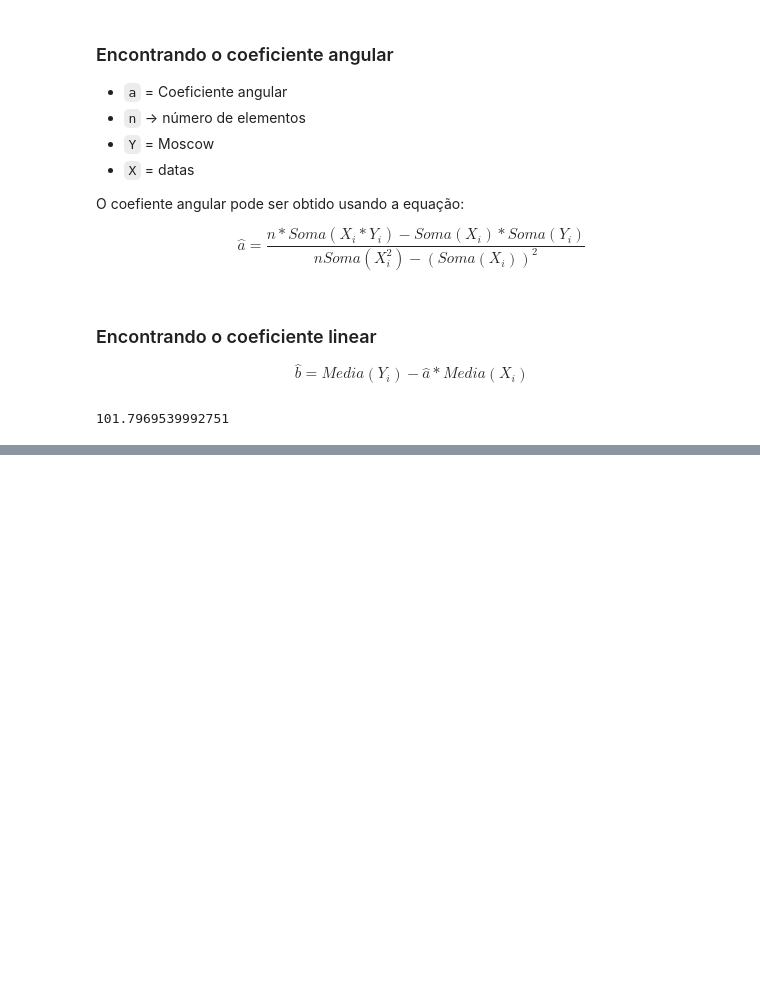
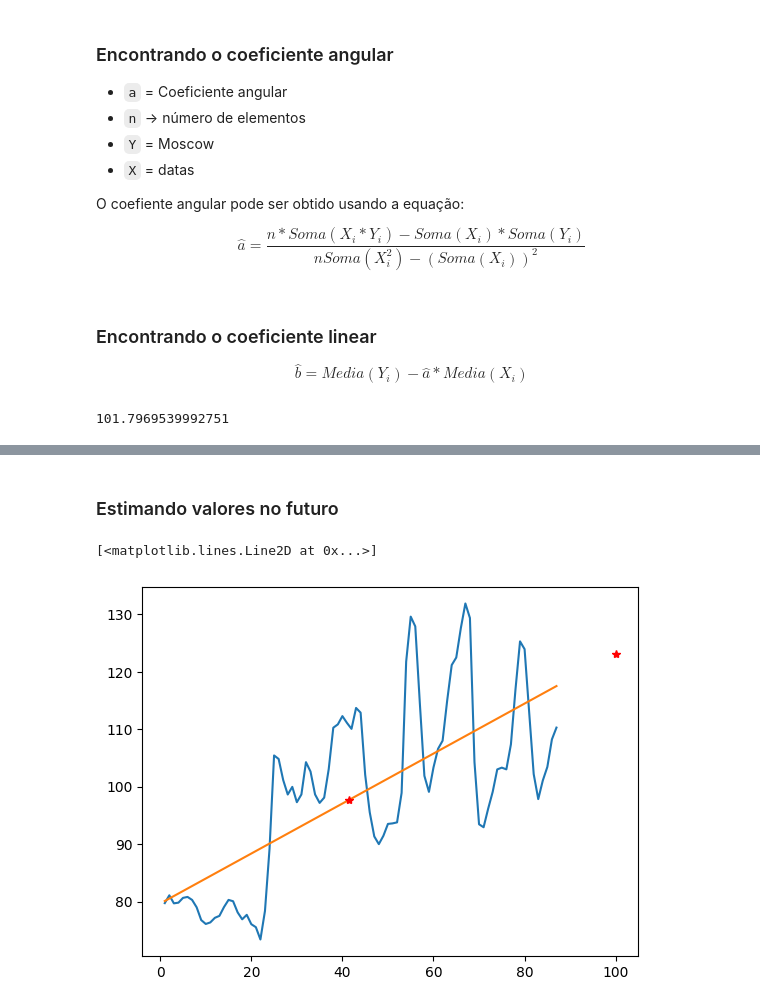
Before and after one commit to strawndri/python-ds-numpy, a Jupyter notebook: Projeto_Python_Data_Science_NumPy.ipynb, the cells around one changed output, grey strips where cells are left out. Cells and saved outputs as stored; diff of their text form; code cells hidden in the pictures; blank space fills up the shorter version.

```diff
--- a/Projeto_Python_Data_Science_NumPy.ipynb
+++ b/Projeto_Python_Data_Science_NumPy.ipynb
@@ -360,0 +362,10 @@ plt.plot(datas, y)
+# %% [markdown]
+### Estimando valores no futuro
+# %%
+plt.plot(datas, moscow)
+plt.plot(datas, y)
+plt.plot(41.5, 41.5 *a+b, '*r')
+plt.plot(100, 100 *a+b, '*r')
+# %% [output]
+[<matplotlib.lines.Line2D at 0x...>]
+[figure, added]
```
Also changed, not shown: parts of 1 cell of this notebook.
